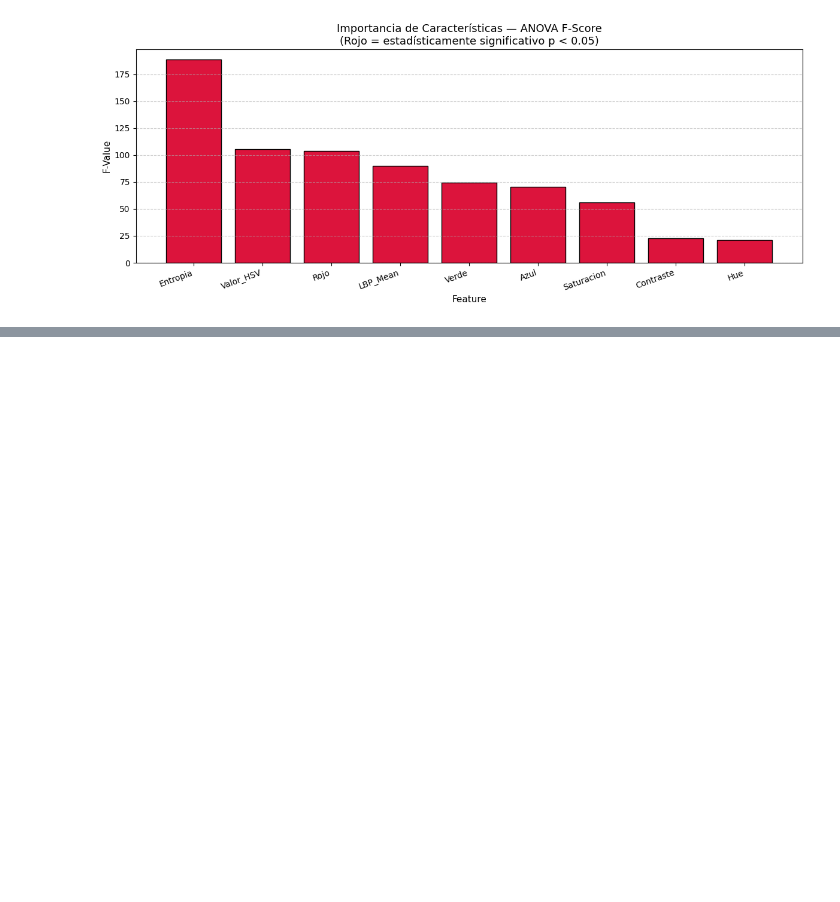
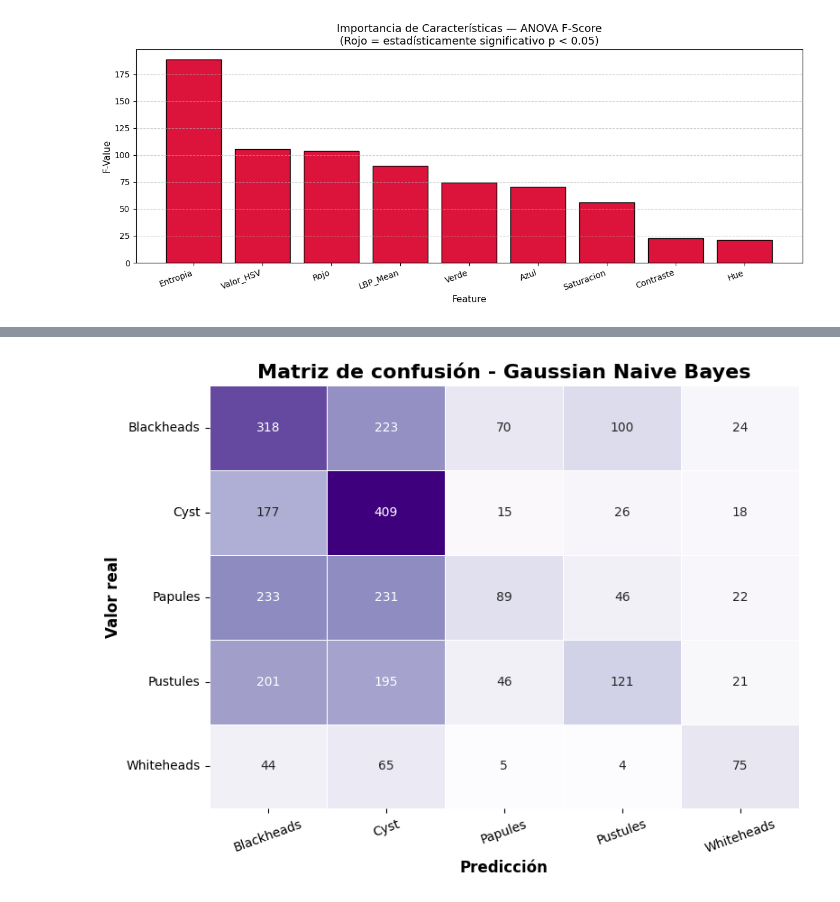
Before and after one commit to hecfrantuis/Proyecto-IA-1, a Jupyter notebook: Proyecto_AcneI_A1_Modelos_Supervisados.ipynb, the cells around one changed output, grey strips where cells are left out. Saved outputs shown, nothing was run; the diff lists cells and outputs as text; code cells hidden in the pictures; blank space fills up the shorter version.

```diff
--- a/Proyecto_AcneI_A1_Modelos_Supervisados.ipynb
+++ b/Proyecto_AcneI_A1_Modelos_Supervisados.ipynb
@@ -165,0 +335,15 @@ Saturacion  55.898714  2.109416e-45
+# %%
+cm = confusion_matrix(y_true_total, y_pred_total)
+cm_df = pd.DataFrame(cm, index=le.classes_, columns=le.classes_)
+
+plt.figure(figsize=(8, 6))
+sns.heatmap(cm_df, annot=True, fmt="d", cmap="Purples", cbar=False, linewidths=0.5)
+plt.title("Matriz de confusión - Gaussian Naive Bayes", fontsize=16, fontweight="bold")
+plt.xlabel("Predicción", fontsize=12, fontweight="bold")
+plt.ylabel("Valor real", fontsize=12, fontweight="bold")
+plt.xticks(rotation=20)
+plt.yticks(rotation=0)
+plt.tight_layout()
+plt.show()
+# %% [output]
+[figure, added]
```
Also changed, not shown: parts of 42 cells of this notebook.
